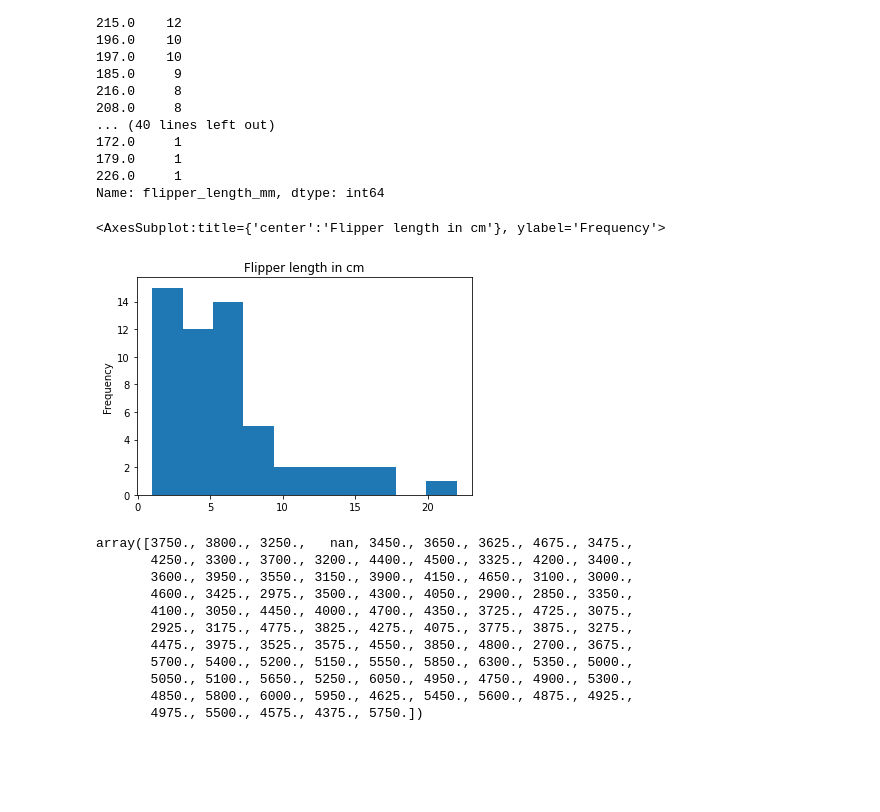
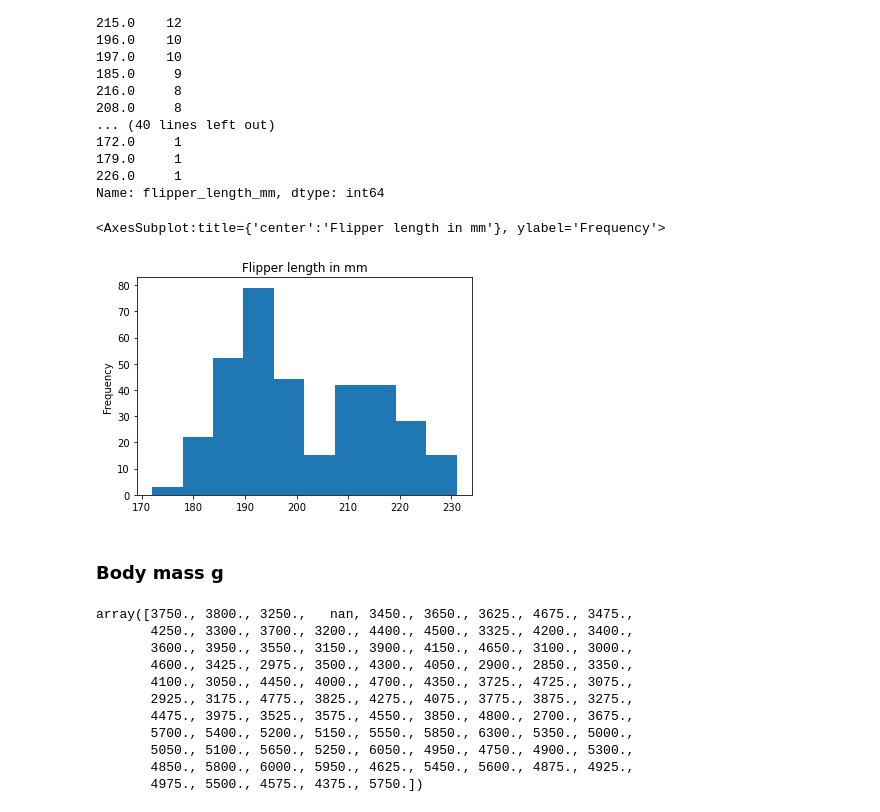
Before and after one commit to yisun2001/Data-Science, a Jupyter notebook: Portfolio.ipynb, the cells around one changed output. Drawn from its saved outputs; the diff is of its cells as text; code cells hidden in the pictures; blank space fills up the shorter version.

```diff
--- a/Portfolio.ipynb
+++ b/Portfolio.ipynb
@@ -150,10 +200,12 @@ penguins['flipper_length_mm'].value_counts()
 226.0     1
 Name: flipper_length_mm, dtype: int64
 # %%
-penguins['flipper_length_mm'].value_counts().plot(kind='hist', title='Flipper length in cm')
+penguins['flipper_length_mm'].plot(kind='hist', title='Flipper length in mm')
 # %% [output]
-<AxesSubplot:title={'center':'Flipper length in cm'}, ylabel='Frequency'>
+<AxesSubplot:title={'center':'Flipper length in mm'}, ylabel='Frequency'>
-[figure, old version]
+[figure, new version]
+# %% [markdown]
+### Body mass g
 # %%
 penguins['body_mass_g'].unique()
 # %% [output]
```
Also changed, not shown: parts of 30 cells of this notebook.
